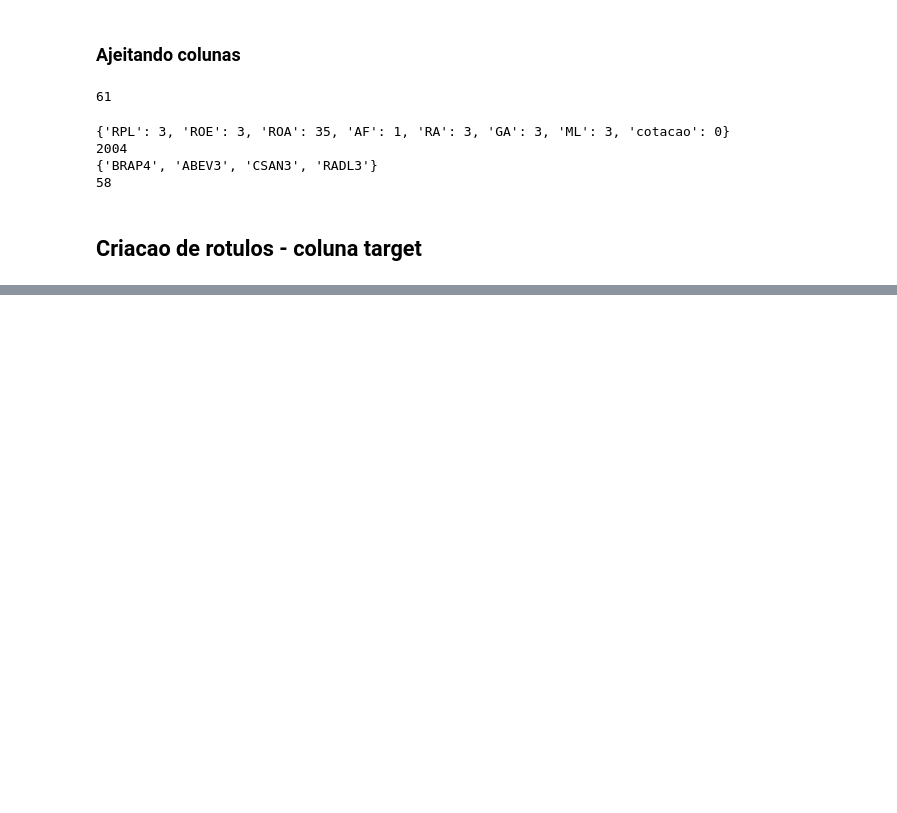
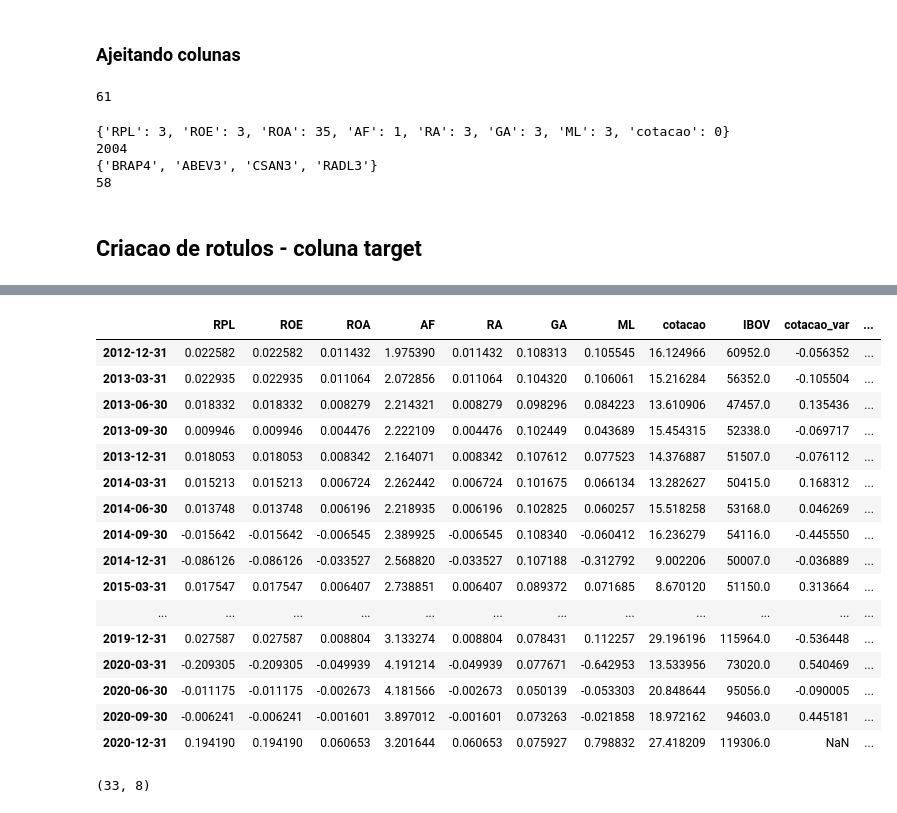
Before and after one commit to ricardomdesa/TCC-PUC-2020, a Jupyter notebook: notebooks/aquisicao.ipynb, the cells around one changed output, grey strips where cells are left out. Saved outputs shown, nothing was run; the diff lists cells and outputs as text; code cells hidden in the pictures; blank space fills up the shorter version.

```diff
--- a/notebooks/aquisicao.ipynb
+++ b/notebooks/aquisicao.ipynb
@@ -279,0 +313,26 @@ Date
+# %%
+fundamentos_by_code["PETR4"]
+# %% [output]
+|  | RPL | ROE | ROA | AF | RA | GA | ML | cotacao | IBOV | cotacao_var | ... |
+| 2012-12-31 | 0.022582 | 0.022582 | 0.011432 | 1.975390 | 0.011432 | 0.108313 | 0.105545 | 16.124966 | 60952.0 | -0.056352 | ... |
+| 2013-03-31 | 0.022935 | 0.022935 | 0.011064 | 2.072856 | 0.011064 | 0.104320 | 0.106061 | 15.216284 | 56352.0 | -0.105504 | ... |
+| 2013-06-30 | 0.018332 | 0.018332 | 0.008279 | 2.214321 | 0.008279 | 0.098296 | 0.084223 | 13.610906 | 47457.0 | 0.135436 | ... |
+| 2013-09-30 | 0.009946 | 0.009946 | 0.004476 | 2.222109 | 0.004476 | 0.102449 | 0.043689 | 15.454315 | 52338.0 | -0.069717 | ... |
+| 2013-12-31 | 0.018053 | 0.018053 | 0.008342 | 2.164071 | 0.008342 | 0.107612 | 0.077523 | 14.376887 | 51507.0 | -0.076112 | ... |
+| 2014-03-31 | 0.015213 | 0.015213 | 0.006724 | 2.262442 | 0.006724 | 0.101675 | 0.066134 | 13.282627 | 50415.0 | 0.168312 | ... |
+| 2014-06-30 | 0.013748 | 0.013748 | 0.006196 | 2.218935 | 0.006196 | 0.102825 | 0.060257 | 15.518258 | 53168.0 | 0.046269 | ... |
+| 2014-09-30 | -0.015642 | -0.015642 | -0.006545 | 2.389925 | -0.006545 | 0.108340 | -0.060412 | 16.236279 | 54116.0 | -0.445550 | ... |
+| 2014-12-31 | -0.086126 | -0.086126 | -0.033527 | 2.568820 | -0.033527 | 0.107188 | -0.312792 | 9.002206 | 50007.0 | -0.036889 | ... |
+| 2015-03-31 | 0.017547 | 0.017547 | 0.006407 | 2.738851 | 0.006407 | 0.089372 | 0.071685 | 8.670120 | 51150.0 | 0.313664 | ... |
+| ... | ... | ... | ... | ... | ... | ... | ... | ... | ... | ... | ... |
+| 2019-12-31 | 0.027587 | 0.027587 | 0.008804 | 3.133274 | 0.008804 | 0.078431 | 0.112257 | 29.196196 | 115964.0 | -0.536448 | ... |
+| 2020-03-31 | -0.209305 | -0.209305 | -0.049939 | 4.191214 | -0.049939 | 0.077671 | -0.642953 | 13.533956 | 73020.0 | 0.540469 | ... |
+| 2020-06-30 | -0.011175 | -0.011175 | -0.002673 | 4.181566 | -0.002673 | 0.050139 | -0.053303 | 20.848644 | 95056.0 | -0.090005 | ... |
+| 2020-09-30 | -0.006241 | -0.006241 | -0.001601 | 3.897012 | -0.001601 | 0.073263 | -0.021858 | 18.972162 | 94603.0 | 0.445181 | ... |
+| 2020-12-31 | 0.194190 | 0.194190 | 0.060653 | 3.201644 | 0.060653 | 0.075927 | 0.798832 | 27.418209 | 119306.0 | NaN | ... |
+# %%
+for empresa in fundamentos_by_code:
+    fundamentos_by_code[empresa] = fundamentos_by_code[empresa].drop(["cotacao", "cotacao_var", "IBOV", "IBOV_var", "resultado"], axis=1)
+print(fundamentos_by_code["PETR4"].shape)
+# %% [output]
+(33, 8)
```
Also changed, not shown: parts of 12 cells of this notebook, 2 other files.
